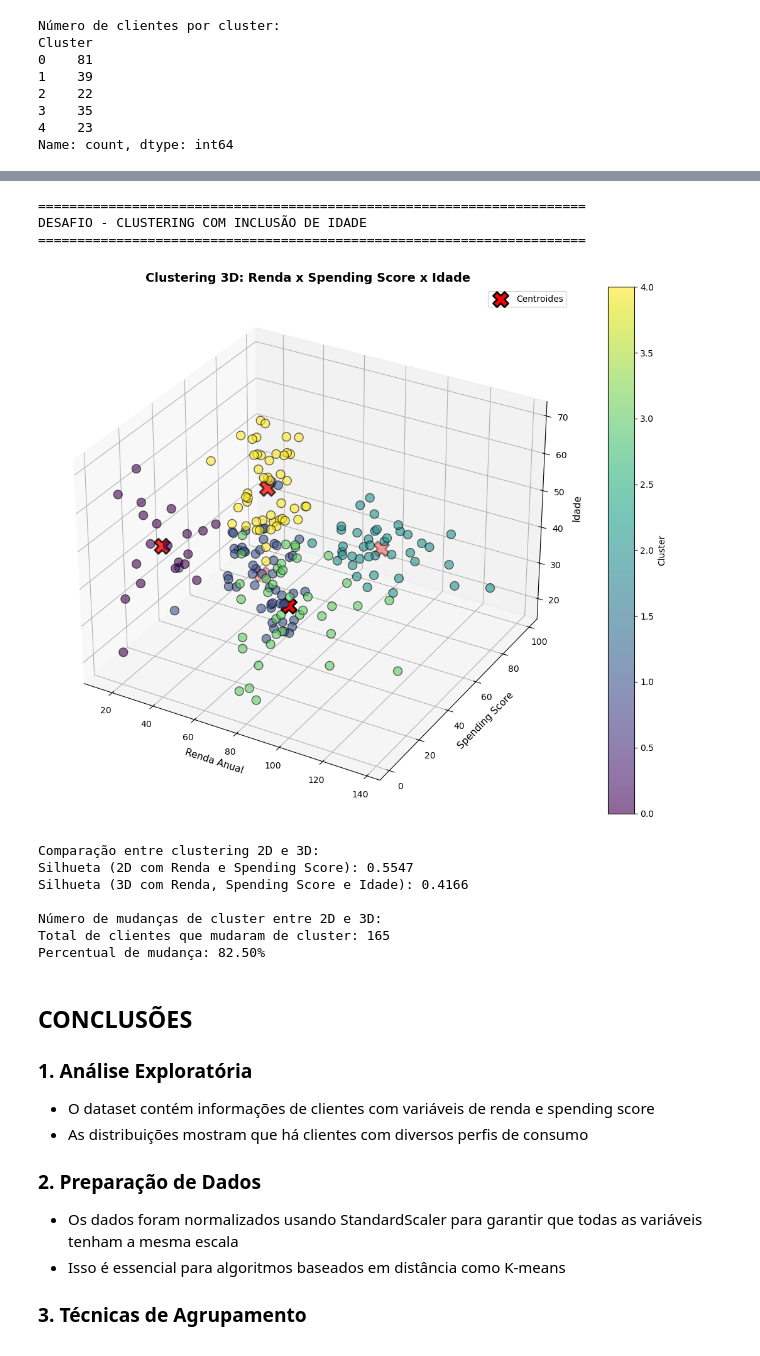
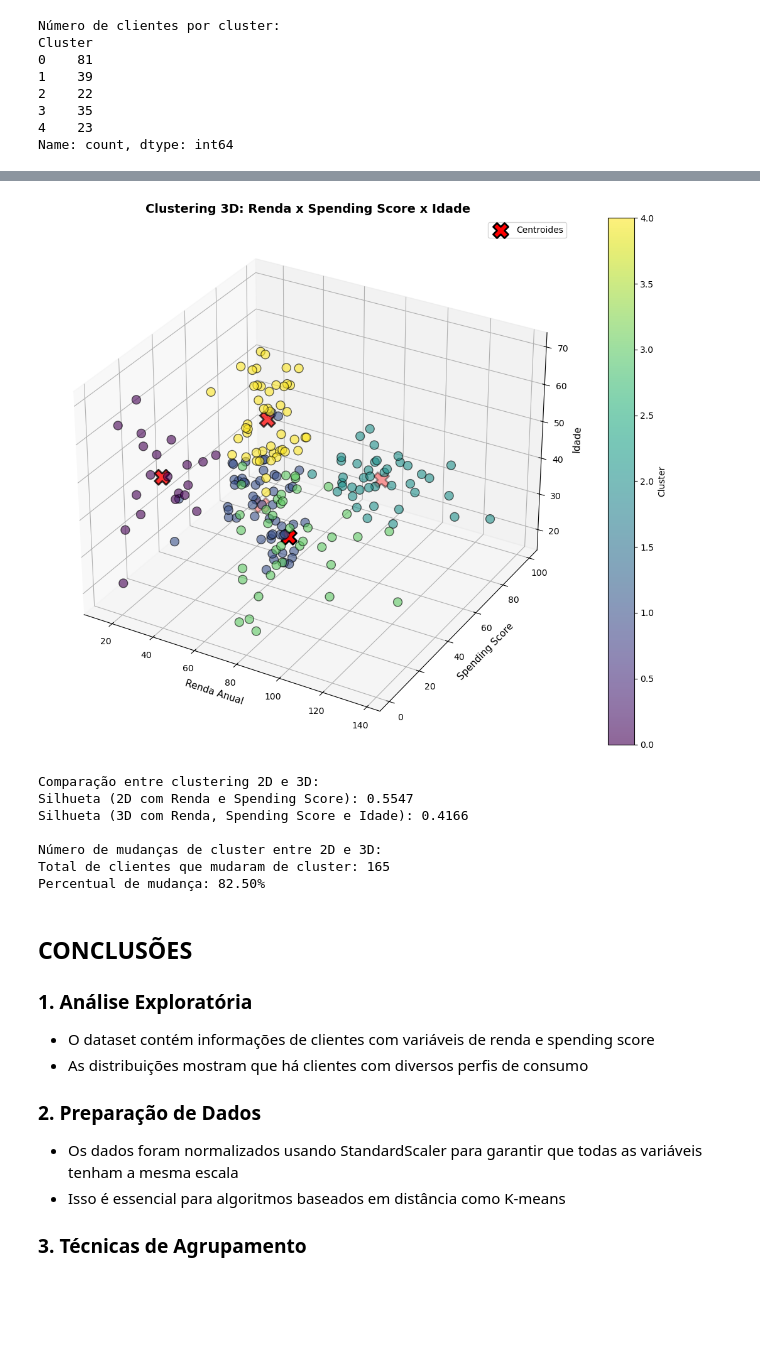
Before and after one commit to gabisartori/ine5664, a Jupyter notebook: atividade-6/main.ipynb, the cells around one changed output, grey strips where cells are left out. Drawn from its saved outputs; the diff is of its cells as text; code cells hidden in the pictures; blank space fills up the shorter version.

```diff
--- a/atividade-6/main.ipynb
+++ b/atividade-6/main.ipynb
@@ -324,71 +310,72 @@ Renda Anual:
 # %%
 # 6. DESAFIO - ANÁLISE INCLUINDO IDADE
 
-print("\n" + "="*70)
-print("DESAFIO - CLUSTERING COM INCLUSÃO DE IDADE")
-print("="*70)
-
-# Selecionar três variáveis: Renda, Spending Score e Idade
 X_3d = df[['Annual Income', 'Spending Score', 'Age']].copy()
-
-# Normalizar os dados
 X_3d_scaled = scaler.fit_transform(X_3d)
 
 # Aplicar K-means com 3 dimensões
 kmeans_3d = KMeans(n_clusters=optimal_k, random_state=42, n_init=10)
 clusters_3d = kmeans_3d.fit_predict(X_3d_scaled)
-
-# Adicionar os novos clusters ao dataframe
 df['Cluster_3D'] = clusters_3d
-
-# Visualizar em 3D usando matplotlib
-from mpl_toolkits.mplot3d import Axes3D
 
 fig = plt.figure(figsize=(12, 9))
 ax = fig.add_subplot(111, projection='3d')
 
 # Plotar os pontos coloridos por cluster
-scatter = ax.scatter(df['Annual Income'], df['Spending Score'], df['Age'],
-                    c=clusters_3d, cmap='viridis', s=100, alpha=0.6, edgecolors='black')
+scatter = ax.scatter(
+  df['Annual Income'],
+  df['Spending Score'],
+  df['Age'],
+  c=clusters_3d,
+  cmap='viridis',
+  s=100,
+  alpha=0.6,
+  edgecolors='black'
+)
 
 # Plotar os centroides
 centroides_3d = scaler.inverse_transform(kmeans_3d.cluster_centers_)
-ax.scatter(centroides_3d[:, 0], centroides_3d[:, 1], centroides_3d[:, 2],
-          c='red', marker='X', s=300, edgecolors='black', linewidth=2, label='Centroides')
+ax.scatter(
+  centroides_3d[:, 0],
+  centroides_3d[:, 1],
+  centroides_3d[:, 2],
+  c='red',
+  marker='X',
+  s=300,
+  edgecolors='black',
+  linewidth=2, label='Centroides'
+)
 
 ax.set_xlabel('Renda Anual', fontsize=11)
 ax.set_ylabel('Spending Score', fontsize=11)
 ax.set_zlabel('Idade', fontsize=11)
 ax.set_title('Clustering 3D: Renda x Spending Score x Idade', fontsize=14, fontweight='bold')
 plt.colorbar(scatter, label='Cluster', ax=ax)
 plt.legend()
 plt.tight_layout()
 plt.show()
 
 print("\nComparação entre clustering 2D e 3D:")
 print(f"Silhueta (2D com Renda e Spending Score): {silhouette_score(X_scaled, clusters):.4f}")
 print(f"Silhueta (3D com Renda, Spending Score e Idade): {silhouette_score(X_3d_scaled, clusters_3d):.4f}")
 
 # Mostrar matriz de comparação dos clusters
 comparison = pd.DataFrame({
     'Cluster_2D': clusters,
     'Cluster_3D': clusters_3d
 })
 print("\nNúmero de mudanças de cluster entre 2D e 3D:")
 print(f"Total de clientes que mudaram de cluster: {(clusters != clusters_3d).sum()}")
 print(f"Percentual de mudança: {(clusters != clusters_3d).sum() / len(df) * 100:.2f}%")
 # %% [output]
+[figure]
-======================================================================
-DESAFIO - CLUSTERING COM INCLUSÃO DE IDADE
-======================================================================
+Comparação entre clustering 2D e 3D:
+Silhueta (2D com Renda e Spending Score): 0.5547
+Silhueta (3D com Renda, Spending Score e Idade): 0.4166
+
+Número de mudanças de cluster entre 2D e 3D:
+Total de clientes que mudaram de cluster: 165
+Percentual de mudança: 82.50%
-[figure]
-Comparação entre clustering 2D e 3D:
-Silhueta (2D com Renda e Spending Score): 0.5547
-Silhueta (3D com Renda, Spending Score e Idade): 0.4166
-
-Número de mudanças de cluster entre 2D e 3D:
-Total de clientes que mudaram de cluster: 165
-Percentual de mudança: 82.50%
 # %% [markdown]
 ## CONCLUSÕES
 
```
Also changed, not shown: parts of 5 cells of this notebook.
